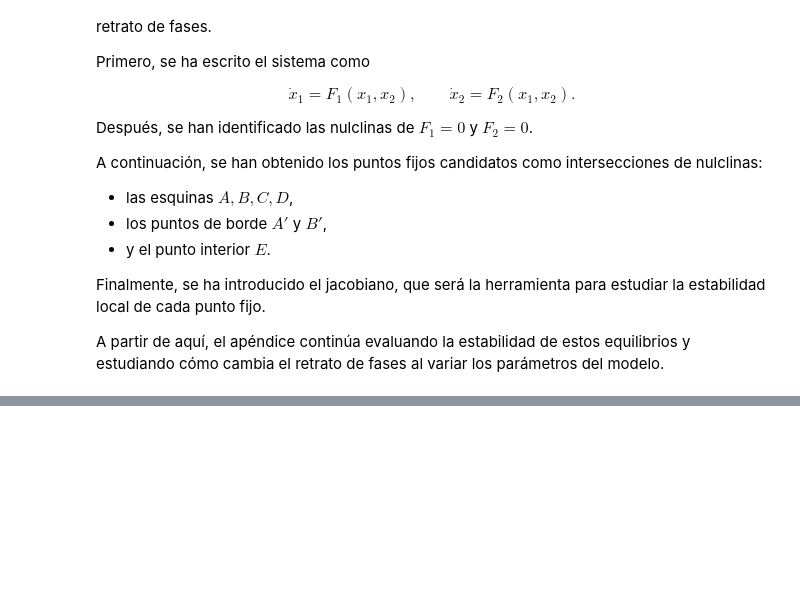
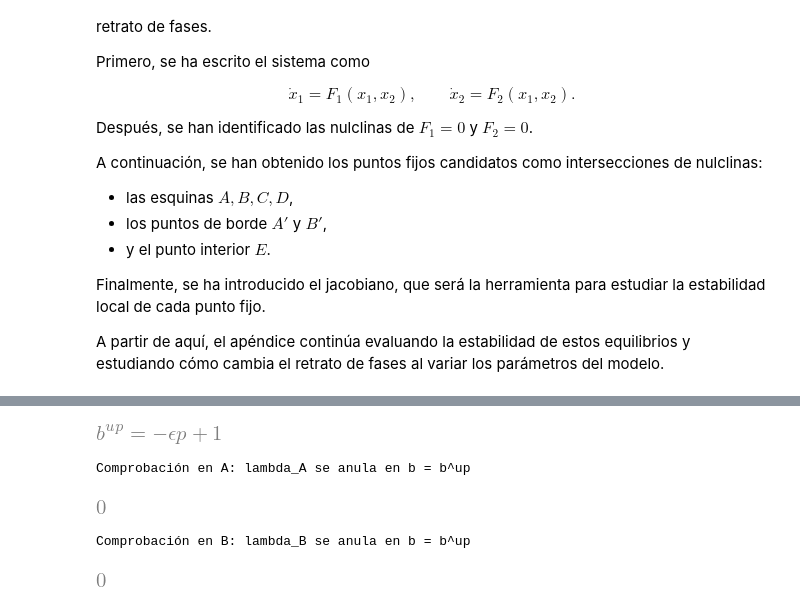
Before and after one commit to Yo5oyRuben/guerra-mafias, a Jupyter notebook: Resolucion_Analitica/Resolucion_analitica_anexo.ipynb, the cells around one changed output, grey strips where cells are left out. Drawn from its saved outputs; the diff is of its cells as text; code cells hidden in the pictures; blank space fills up the shorter version.

```diff
--- a/Resolucion_Analitica/Resolucion_analitica_anexo.ipynb
+++ b/Resolucion_Analitica/Resolucion_analitica_anexo.ipynb
@@ -1924,0 +2145,25 @@ A partir de aquí, el apéndice continúa evaluando la estabilidad de estos equi
+# %%
+# Valor b^up en el caso simétrico
+
+b_up_sym = 1 - p*eps
+
+lambda_A_sym = b - 1 + p*eps
+lambda_B_sym = b - 1 + p*eps
+
+display(sp.Eq(sp.Symbol("b^up"), b_up_sym))
+
+check_zero(
+    "Comprobación en A: lambda_A se anula en b = b^up",
+    lambda_A_sym.subs(b, b_up_sym)
+)
+
+check_zero(
+    "Comprobación en B: lambda_B se anula en b = b^up",
+    lambda_B_sym.subs(b, b_up_sym)
+)
+# %% [output]
+[figure, added]
+Comprobación en A: lambda_A se anula en b = b^up
+[figure, added]
+Comprobación en B: lambda_B se anula en b = b^up
+[figure, added]
```
Also changed, not shown: parts of 36 cells of this notebook.
